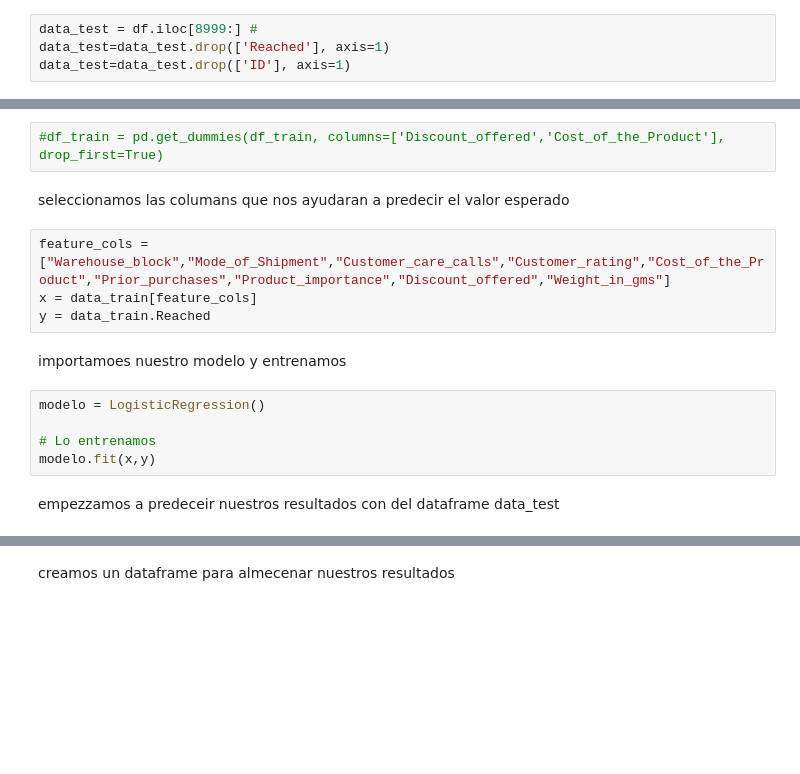
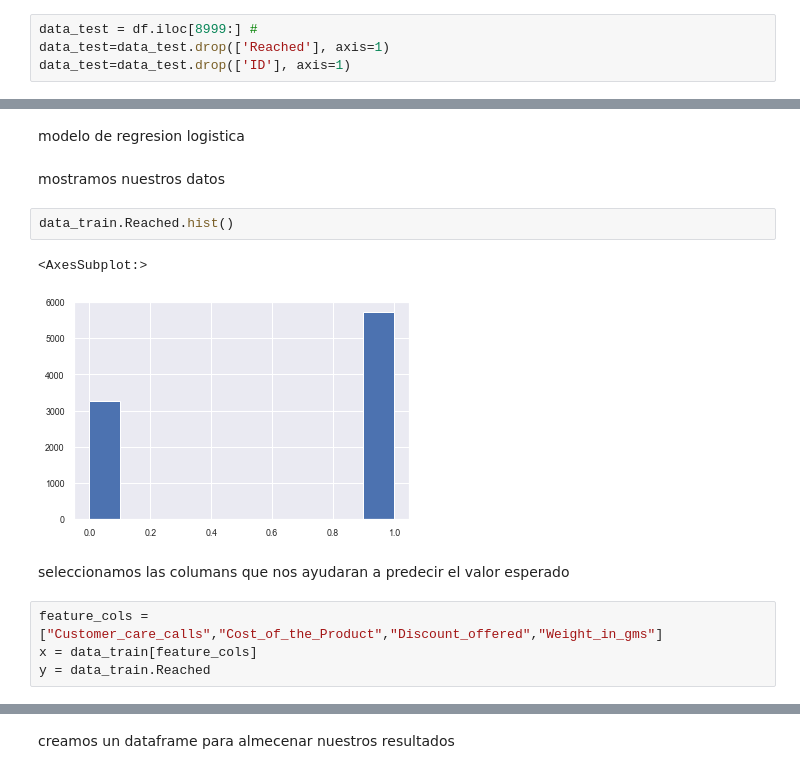
Before and after one commit to josleo/PI01-2, a Jupyter notebook: limpieza.ipynb, the cells around one changed output, grey strips where cells are left out. Cells and saved outputs as stored; diff of their text form; blank space fills up the shorter version.

Commit message:
modelo logistico

```diff
--- a/limpieza.ipynb
+++ b/limpieza.ipynb
@@ -107,17 +245,15 @@ data_train.info(9)
-# %%
-#df_train = pd.get_dummies(df_train, columns=['Discount_offered','Cost_of_the_Product'], drop_first=True)
+# %% [markdown]
+modelo de regresion logistica
+# %% [markdown]
+mostramos nuestros datos
+# %%
+data_train.Reached.hist()
+# %% [output]
+<AxesSubplot:>
+[figure, added]
 # %% [markdown]
 seleccionamos las columans que nos ayudaran a predecir el valor esperado
 # %%
-feature_cols = ["Warehouse_block","Mode_of_Shipment","Customer_care_calls","Customer_rating","Cost_of_the_Product","Prior_purchases","Product_importance","Discount_offered","Weight_in_gms"]
+feature_cols = ["Customer_care_calls","Cost_of_the_Product","Discount_offered","Weight_in_gms"]
 x = data_train[feature_cols]
 y = data_train.Reached
-# %% [markdown]
-importamoes nuestro modelo y entrenamos
-# %%
-modelo = LogisticRegression()
-
-# Lo entrenamos
-modelo.fit(x,y)
-# %% [markdown]
-empezzamos a predeceir nuestros resultados con del dataframe data_test
```
Also changed, not shown: parts of 32 cells of this notebook.
